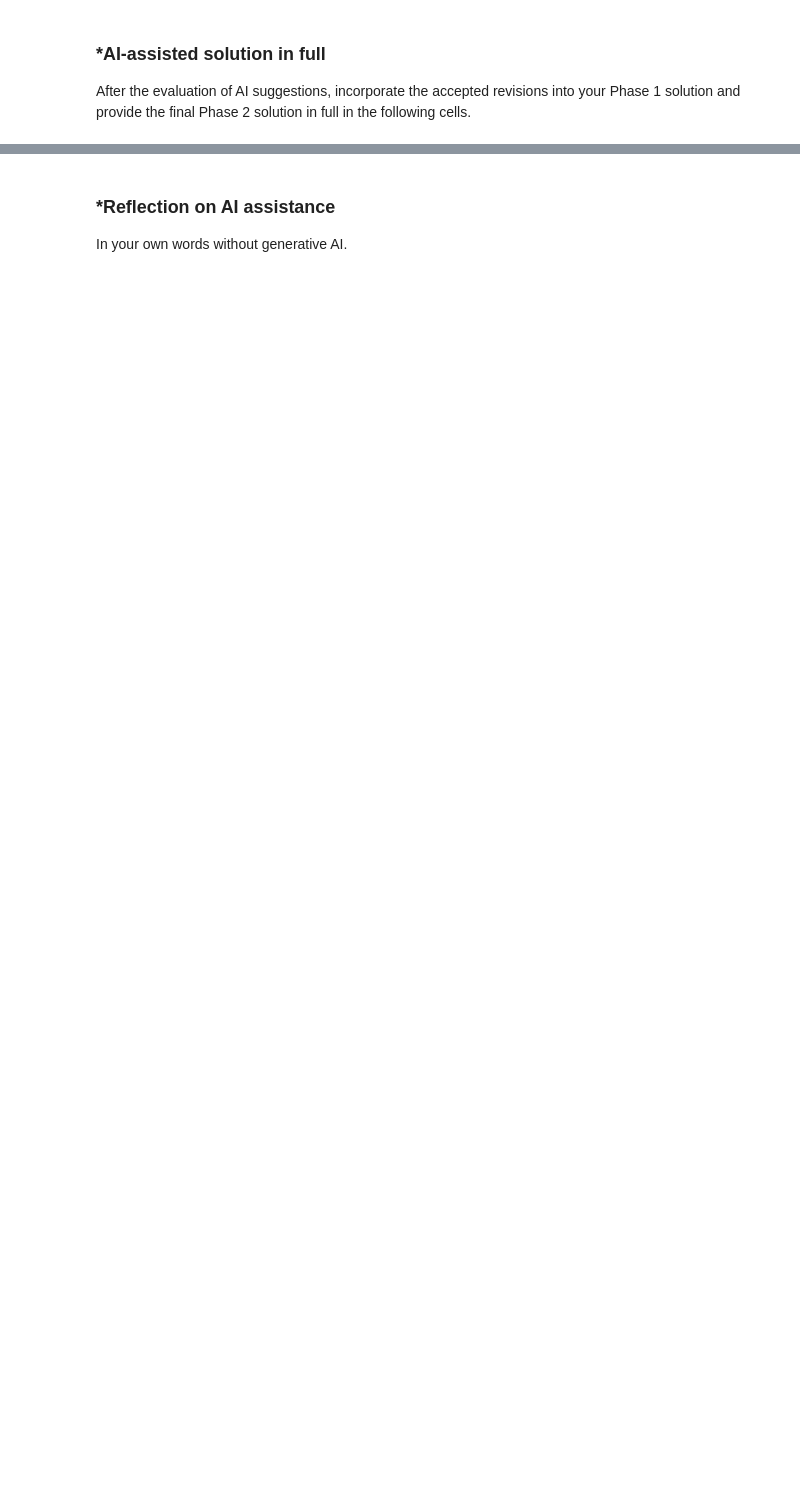
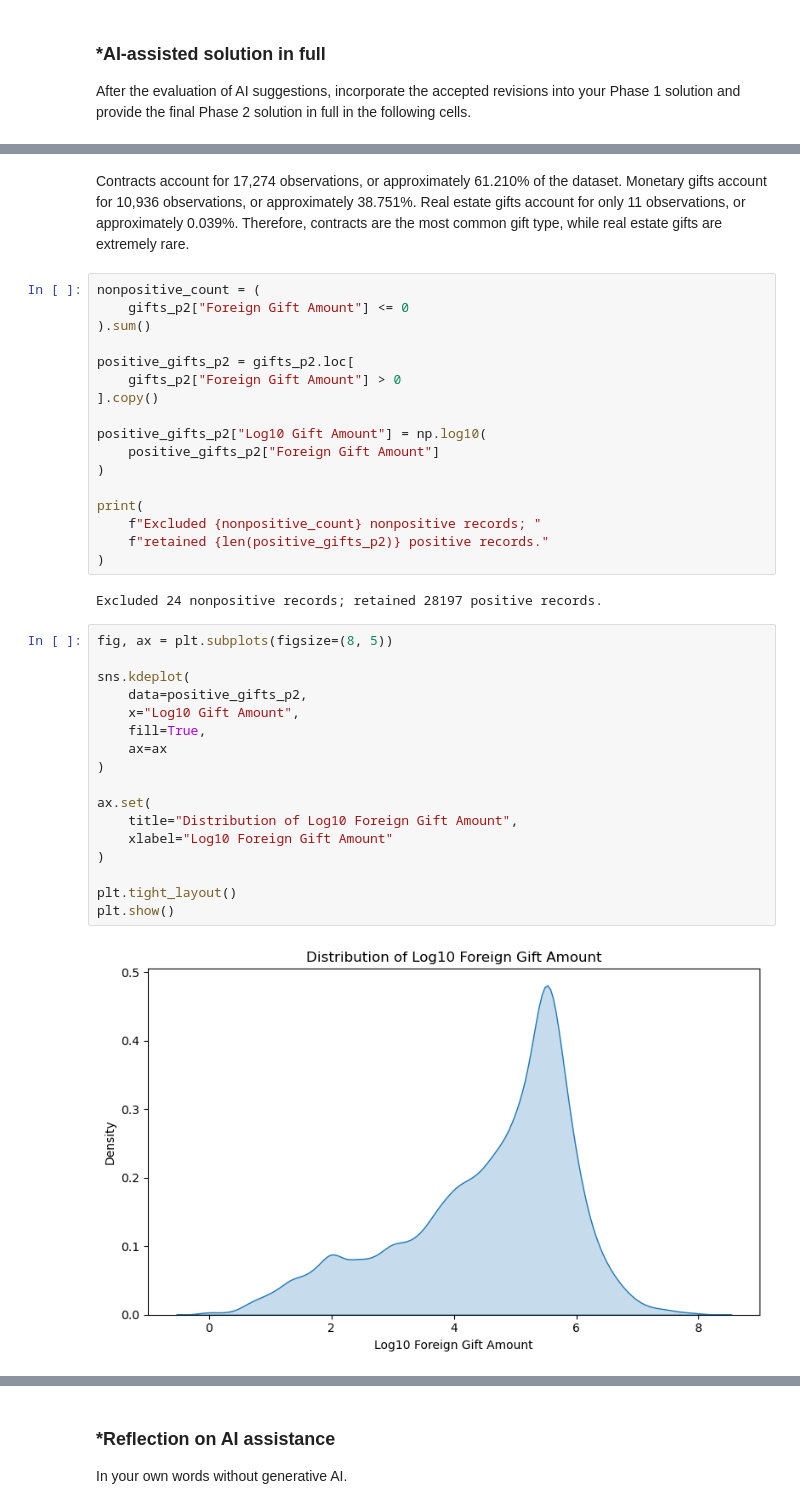
Before and after one commit to emmchung/A02-eda-and-visualization, a Jupyter notebook: notebook.ipynb, the cells around one changed output, grey strips where cells are left out. Saved outputs shown, nothing was run; the diff lists cells and outputs as text; blank space fills up the shorter version.

```diff
--- a/notebook.ipynb
+++ b/notebook.ipynb
@@ -277,0 +390,40 @@ After the evaluation of AI suggestions, incorporate the accepted revisions into
+# %% [markdown]
+Contracts account for 17,274 observations, or approximately 61.210% of the dataset. Monetary gifts account for 10,936 observations, or approximately 38.751%. Real estate gifts account for only 11 observations, or approximately 0.039%. Therefore, contracts are the most common gift type, while real estate gifts are extremely rare.
+# %%
+nonpositive_count = (
+    gifts_p2["Foreign Gift Amount"] <= 0
+).sum()
+
+positive_gifts_p2 = gifts_p2.loc[
+    gifts_p2["Foreign Gift Amount"] > 0
+].copy()
+
+positive_gifts_p2["Log10 Gift Amount"] = np.log10(
+    positive_gifts_p2["Foreign Gift Amount"]
+)
+
+print(
+    f"Excluded {nonpositive_count} nonpositive records; "
+    f"retained {len(positive_gifts_p2)} positive records."
+)
+# %% [output]
+Excluded 24 nonpositive records; retained 28197 positive records.
+# %%
+fig, ax = plt.subplots(figsize=(8, 5))
+
+sns.kdeplot(
+    data=positive_gifts_p2,
+    x="Log10 Gift Amount",
+    fill=True,
+    ax=ax
+)
+
+ax.set(
+    title="Distribution of Log10 Foreign Gift Amount",
+    xlabel="Log10 Foreign Gift Amount"
+)
+
+plt.tight_layout()
+plt.show()
+# %% [output]
+[figure, added]
```
Also changed, not shown: parts of 23 cells of this notebook.
